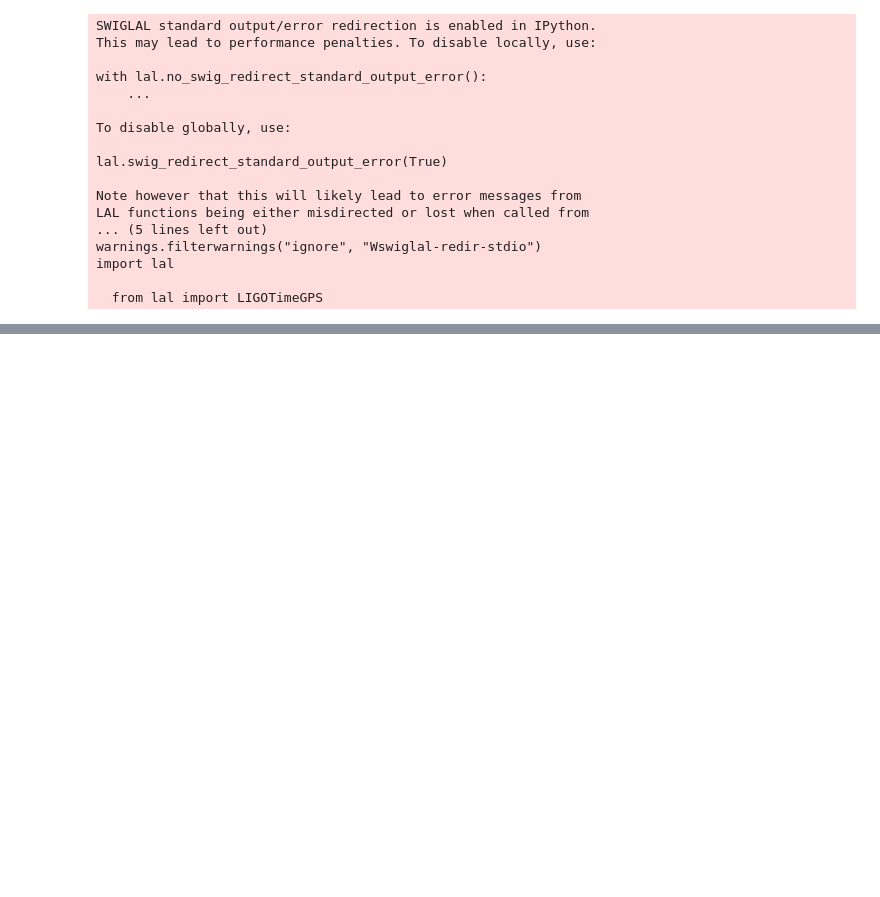
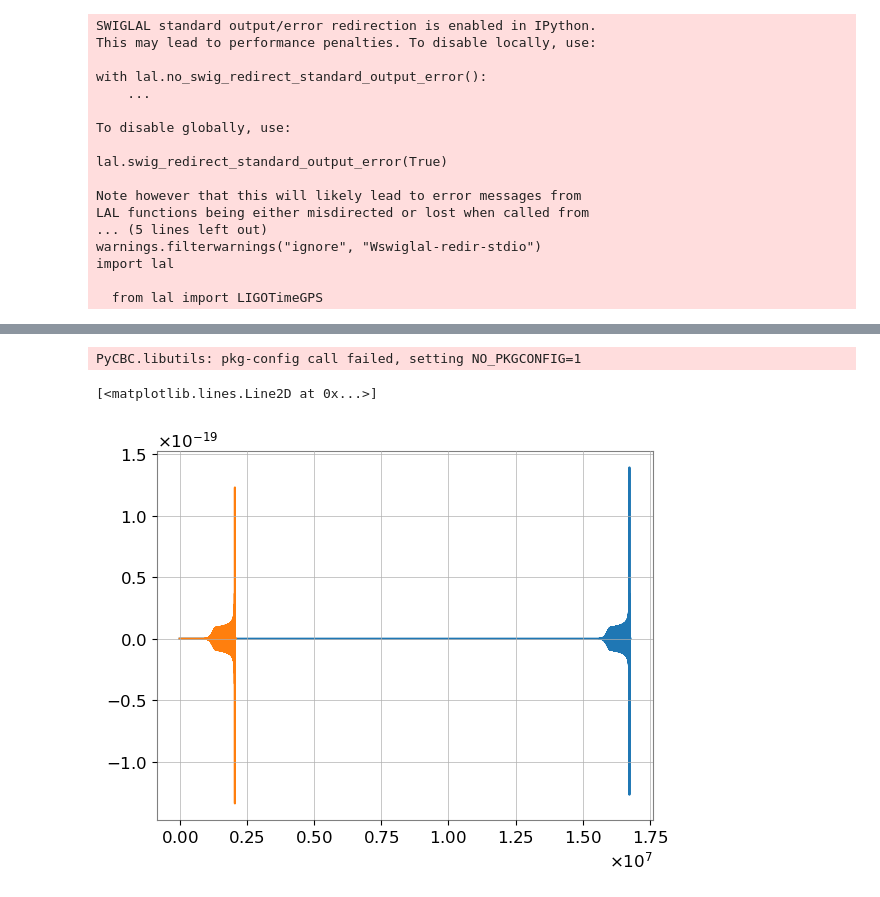
Before and after one commit to elenacuoco/ET-MDC-Tutorials, a Jupyter notebook: notebooks/SignalDetection.ipynb, the cells around one changed output, grey strips where cells are left out. Cells and saved outputs as stored; diff of their text form; code cells hidden in the pictures; blank space fills up the shorter version.

```diff
--- a/notebooks/SignalDetection.ipynb
+++ b/notebooks/SignalDetection.ipynb
@@ -90,8 +107,30 @@ apx = 'IMRPhenomD'
+# %%
+from pycbc.waveform import get_td_waveform
+
+# the "approximant" (jargon for parameterized waveform family).
+# IMRPhenomD(a phenomenological Inspiral–Merger–Ringdown wafeform model) is defined in the frequency domain, but we'll get it in the time domain (td).
+# It runs fast, but it doesn't include effects such as non-aligned component spin, or higher order modes.
+apx1 ='IMRPhenomD'
+apx2= 'IMRPhenomXPHM'
+# %% [output]
+PyCBC.libutils: pkg-config call failed, setting NO_PKGCONFIG=1
 # %%
 sample_rate=8192
 
-hp1, _ = get_td_waveform(approximant=apx,
-                         mass1=10,
+hp1, _ = get_td_waveform(approximant=apx1,
+                         mass1=4,
                          mass2=10,
                          delta_t=1.0/sample_rate,
-                         f_lower=25)
+                         f_lower=10)
+hp2, _ = get_td_waveform(approximant=apx2,
+                         mass1=4,
+                         mass2=10,
+                         delta_t=1.0/sample_rate,
+                         f_lower=10)
+# %%
+plt.figure()
+plt.plot(hp2)
+plt.plot(hp1)
+# %% [output]
+[<matplotlib.lines.Line2D at 0x...>]
+[figure, added]
```
Also changed, not shown: parts of 10 cells of this notebook, 1 other file.
